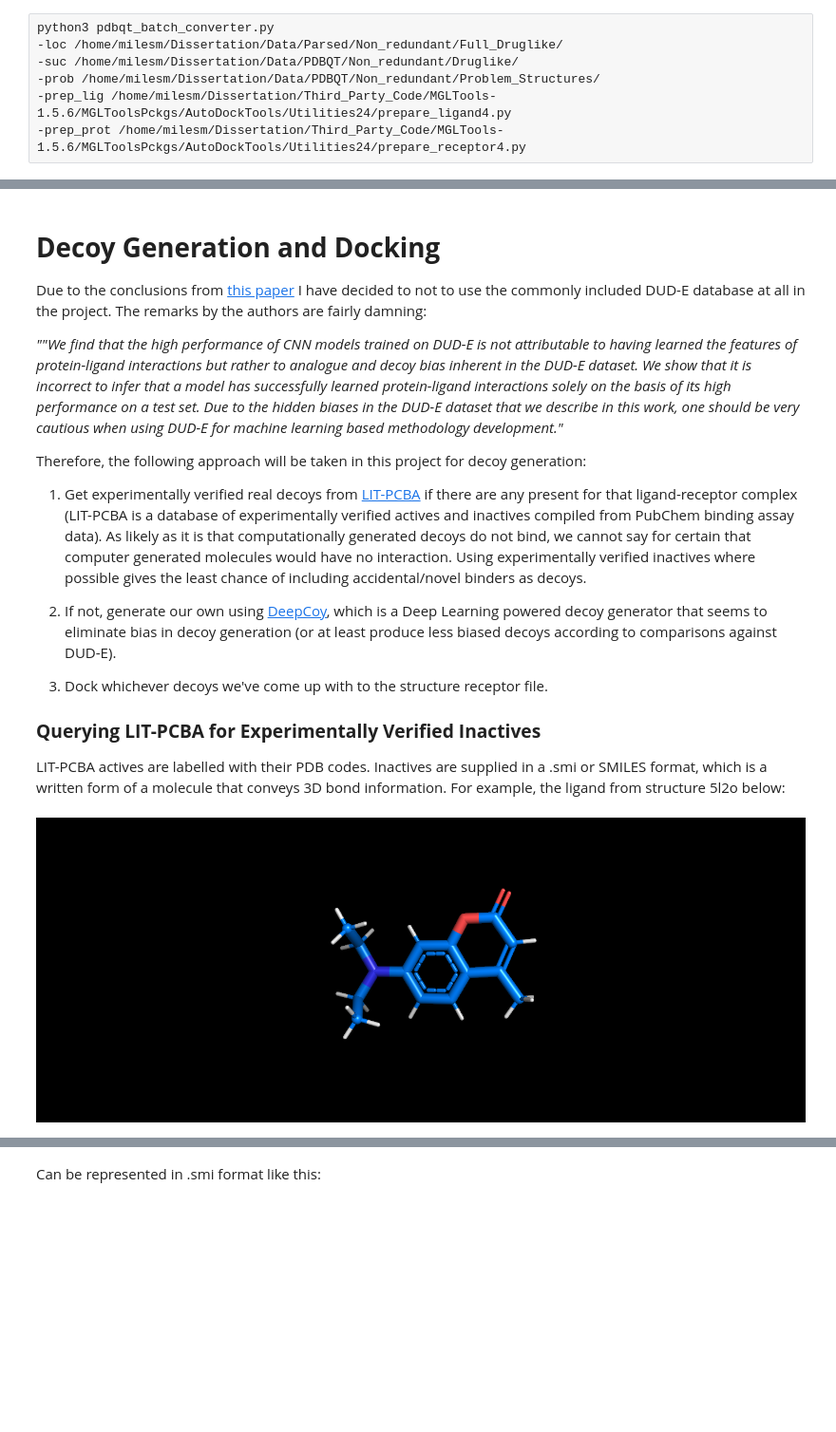
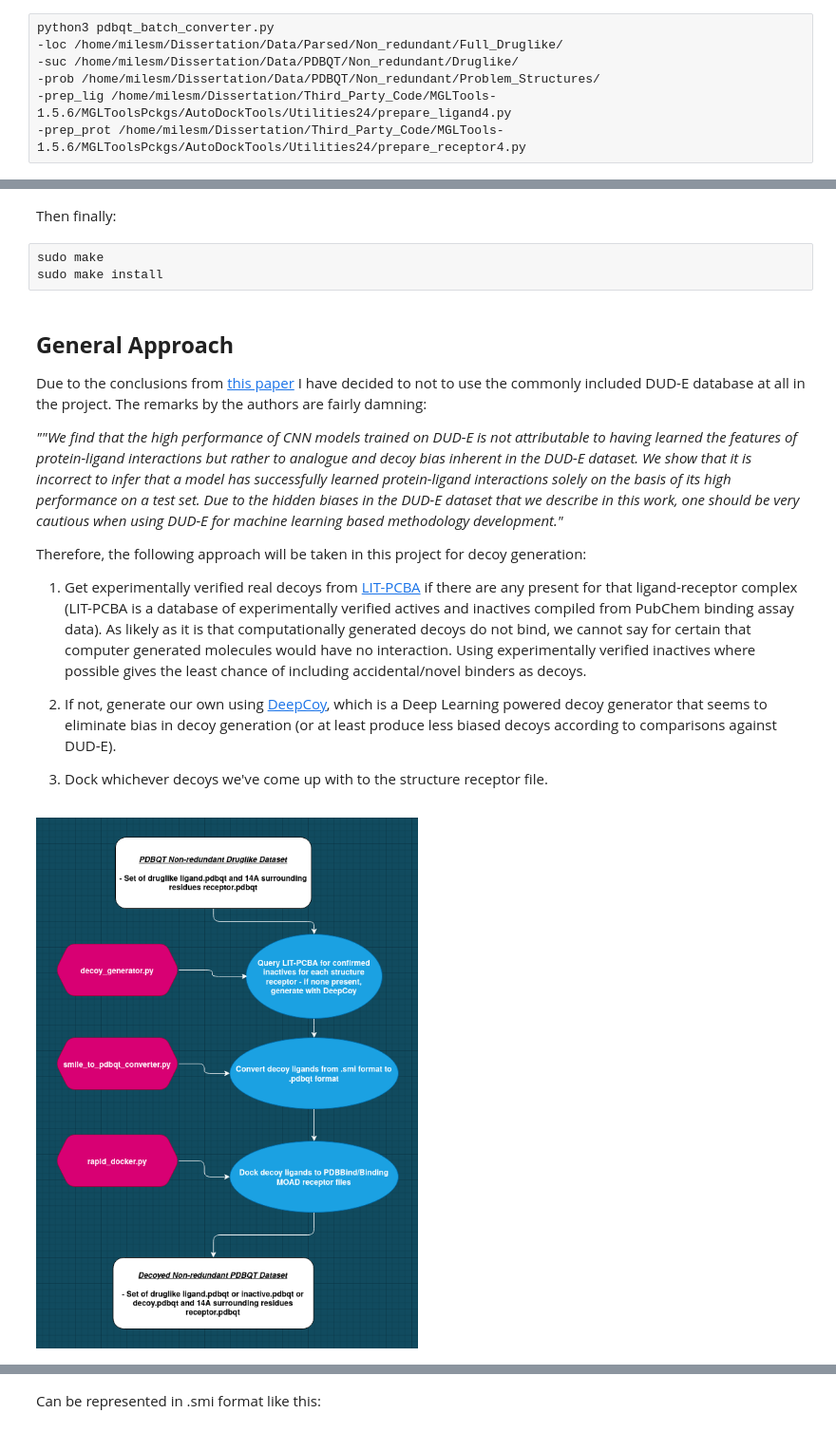
Before and after one commit to miles-mcgibbon/XGBScore, a Jupyter notebook: labbook/Labbook.ipynb, the cells around one changed output, grey strips where cells are left out. Shown at 95% size. Drawn from its saved outputs; the diff is of its cells as text; code cells hidden in the pictures; blank space fills up the shorter version.

```diff
--- a/labbook/Labbook.ipynb
+++ b/labbook/Labbook.ipynb
@@ -465,6 +499,10 @@ python3 pdbqt_batch_converter.py
+# %% [markdown]
+Then finally:
+# %% [raw]
+sudo make
+sudo make install
 # %% [markdown]
-<a id='decoy_generation_and_docking'></a>
-# **Decoy Generation and Docking**
+## **General Approach**
 
 Due to the conclusions from [this paper](https://journals.plos.org/plosone/article?id=10.1371/journal.pone.0220113) I have decided to not to use the commonly included DUD-E database at all in the project. The remarks by the authors are fairly damning:
 
@@ -478,12 +516,7 @@ Therefore, the following approach will be taken in this project for decoy genera
 2. If not, generate our own using [DeepCoy](https://academic.oup.com/bioinformatics/advance-article-abstract/doi/10.1093/bioinformatics/btab080/6126797?redirectedFrom=fulltext), which is a Deep Learning powered decoy generator that seems to eliminate bias in decoy generation (or at least produce less biased decoys according to comparisons against DUD-E).
 
 3. Dock whichever decoys we've come up with to the structure receptor file.
-
-
-### **Querying LIT-PCBA for Experimentally Verified Inactives**
-
-LIT-PCBA actives are labelled with their PDB codes. Inactives are supplied in a .smi or SMILES format, which is a written form of a molecule that conveys 3D bond information. For example, the ligand from structure 5l2o below:
 # %%
-Image('Images/5l2o_ligand.png')
+Image('Images/decoy_generation.png')
 # %% [output]
-[figure, old version]
+[figure, new version]
```
Also changed, not shown: parts of 19 cells of this notebook, 7 other files.
